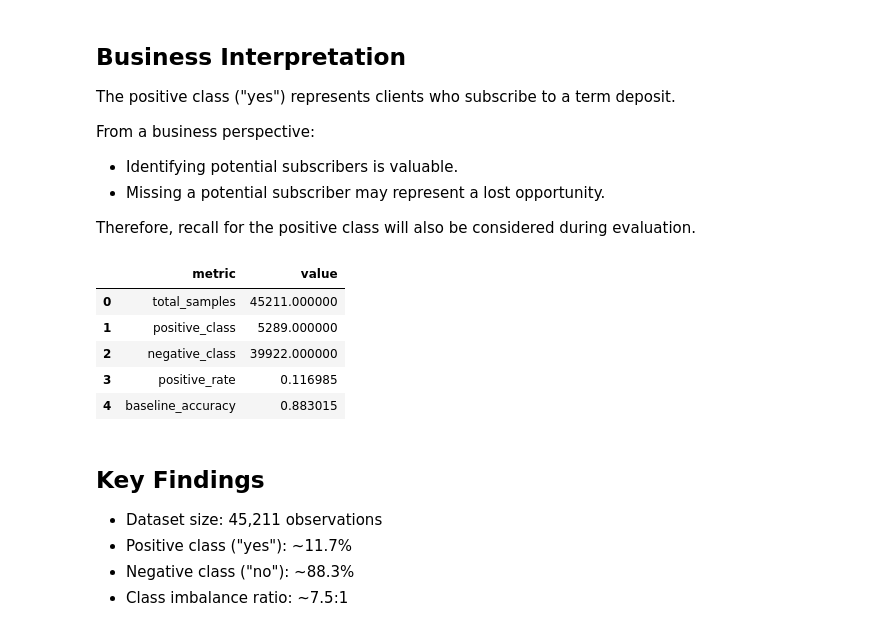
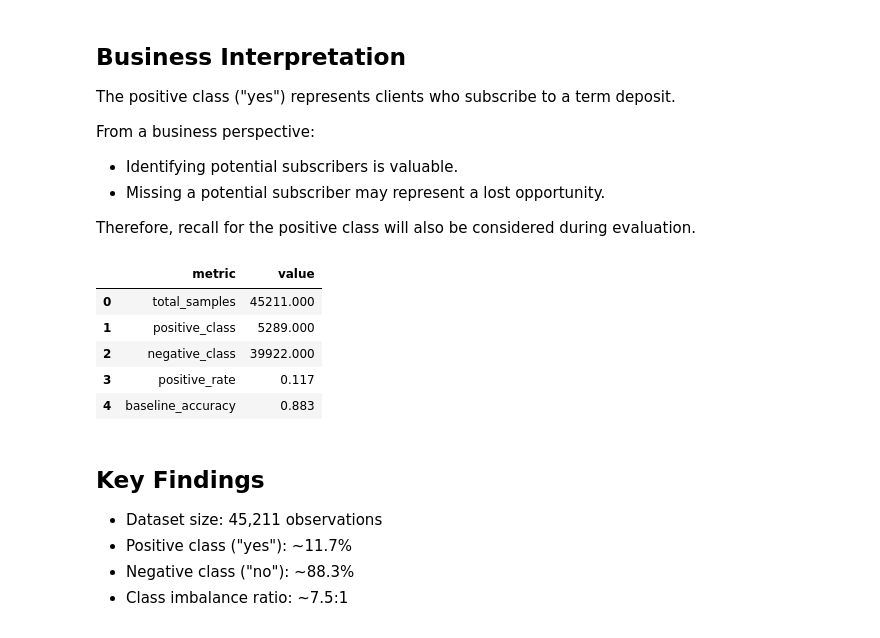
Before and after one commit to Andres-Torrez/bank-marketing-ml-classification, a Jupyter notebook: notebooks/02_target_analysis.ipynb, the cells around one changed output. Drawn from its saved outputs; the diff is of its cells as text; code cells hidden in the pictures.

```diff
--- a/notebooks/02_target_analysis.ipynb
+++ b/notebooks/02_target_analysis.ipynb
@@ -113,32 +113,32 @@ Therefore, recall for the positive class will also be considered during evaluati
 # %%
 target_summary = pd.DataFrame({
 
     "metric": [
         "total_samples",
         "positive_class",
         "negative_class",
         "positive_rate",
         "baseline_accuracy"
     ],
 
     "value": [
         len(df),
         (df["y"]=="yes").sum(),
         (df["y"]=="no").sum(),
-        (df["y"]=="yes").mean(),
-        baseline_accuracy
+        round((df["y"]=="yes").mean(),3),
+        round(baseline_accuracy,3)
     ]
 
 })
 
 target_summary
 # %% [output]
 |  | metric | value |
-| 0 | total_samples | 45211.000000 |
-| 1 | positive_class | 5289.000000 |
-| 2 | negative_class | 39922.000000 |
-| 3 | positive_rate | 0.116985 |
-| 4 | baseline_accuracy | 0.883015 |
+| 0 | total_samples | 45211.000 |
+| 1 | positive_class | 5289.000 |
+| 2 | negative_class | 39922.000 |
+| 3 | positive_rate | 0.117 |
+| 4 | baseline_accuracy | 0.883 |
 # %% [markdown]
 ## Key Findings
 
```
Also changed, not shown: 5 other files.
